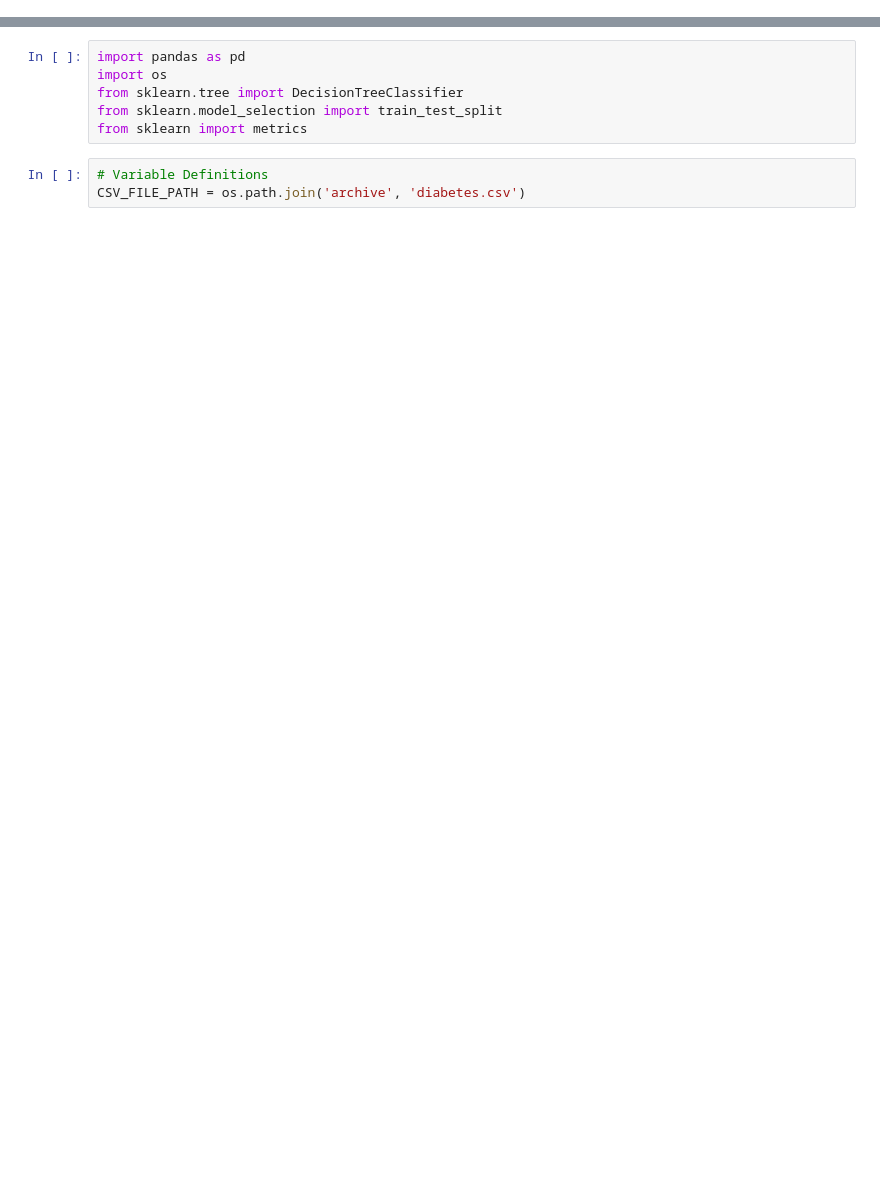
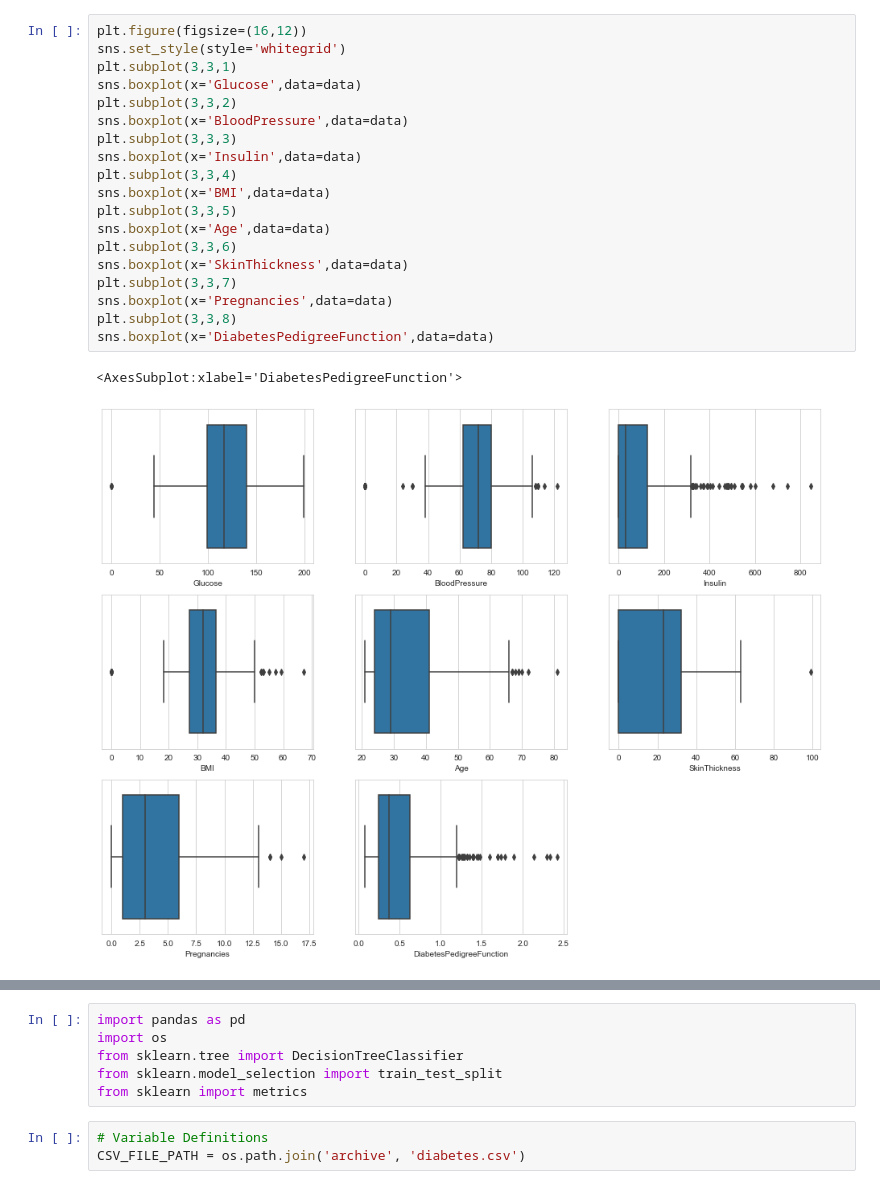
Before and after one commit to deXOR0/DTM-SupervisedLearning, a Jupyter notebook: supervised.ipynb, the cells around one changed output, grey strips where cells are left out. Saved outputs shown, nothing was run; the diff lists cells and outputs as text; blank space fills up the shorter version.

```diff
--- a/supervised.ipynb
+++ b/supervised.ipynb
@@ -0,0 +85,22 @@
+# %%
+plt.figure(figsize=(16,12))
+sns.set_style(style='whitegrid')
+plt.subplot(3,3,1)
+sns.boxplot(x='Glucose',data=data)
+plt.subplot(3,3,2)
+sns.boxplot(x='BloodPressure',data=data)
+plt.subplot(3,3,3)
+sns.boxplot(x='Insulin',data=data)
+plt.subplot(3,3,4)
+sns.boxplot(x='BMI',data=data)
+plt.subplot(3,3,5)
+sns.boxplot(x='Age',data=data)
+plt.subplot(3,3,6)
+sns.boxplot(x='SkinThickness',data=data)
+plt.subplot(3,3,7)
+sns.boxplot(x='Pregnancies',data=data)
+plt.subplot(3,3,8)
+sns.boxplot(x='DiabetesPedigreeFunction',data=data)
+# %% [output]
+<AxesSubplot:xlabel='DiabetesPedigreeFunction'>
+[figure, added]
```
Also changed, not shown: parts of 25 cells of this notebook.
